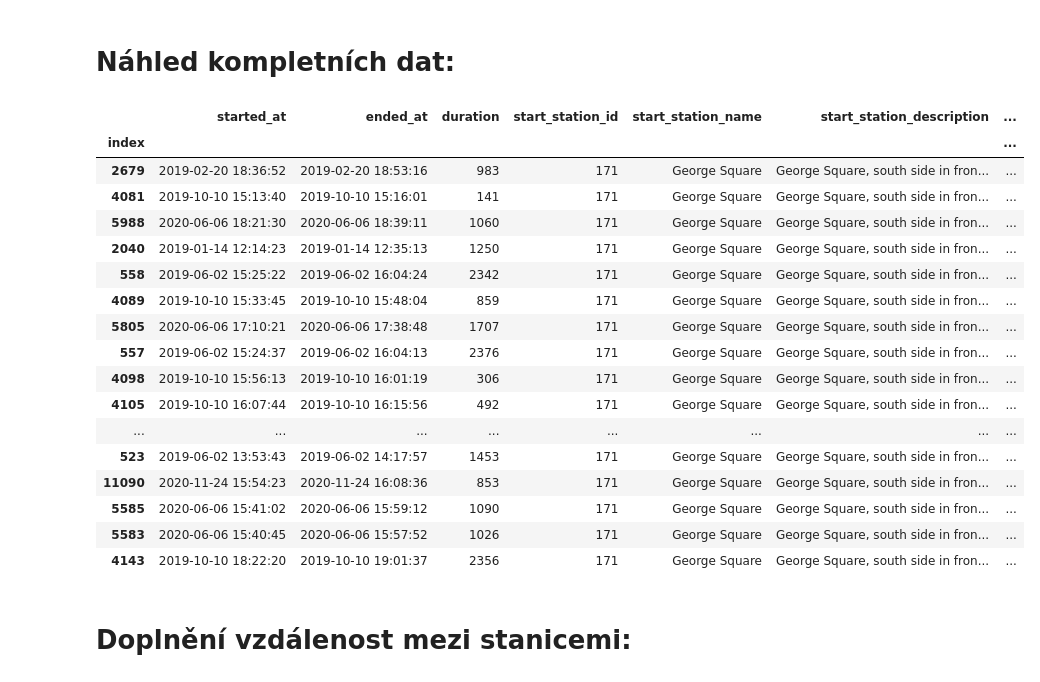
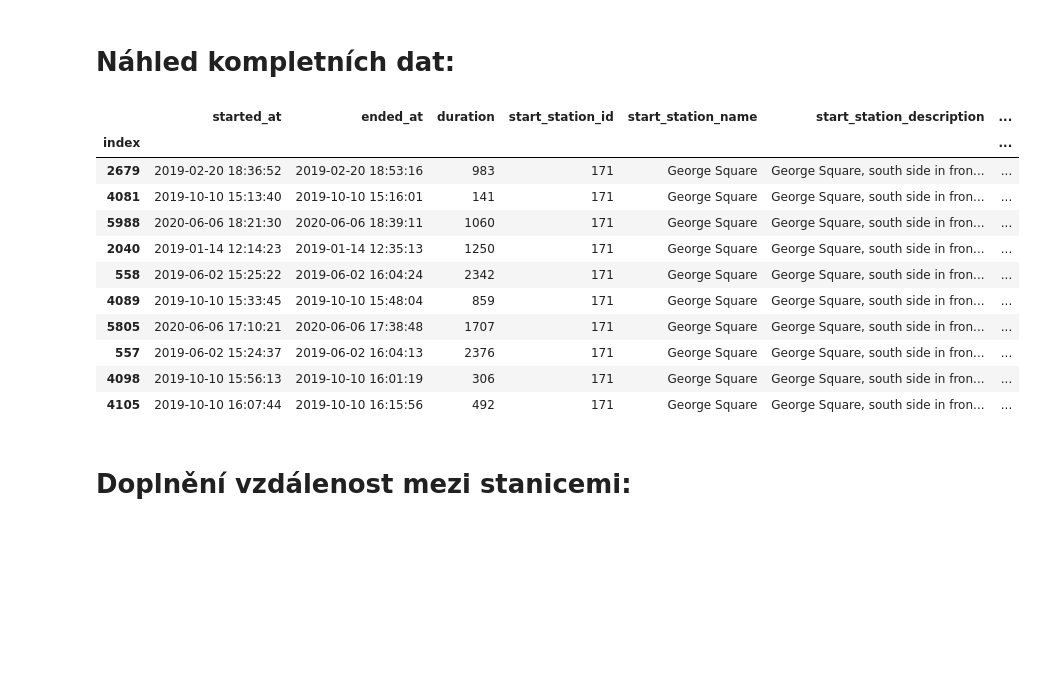
Before and after one commit to ondrejknopp/Engeto_Pandas_project, a Jupyter notebook: Engeto_Pandas_project_Knopp.ipynb, the cells around one changed output. Drawn from its saved outputs; the diff is of its cells as text; code cells hidden in the pictures; blank space fills up the shorter version.

```diff
--- a/Engeto_Pandas_project_Knopp.ipynb
+++ b/Engeto_Pandas_project_Knopp.ipynb
@@ -26,27 +26,21 @@ Successfully installed pymysql-1.0.2
 # %%
 weather_df = pd.read_sql(query2, alchemy_conn)
 bikes_df = pd.read_sql(query, alchemy_conn).set_index('index')
 bikes_df['duration_minutes'] = (bikes_df['duration']/60).round(2).astype(float)
-bikes_df.sort_values('start_station_id', ascending = True).head(20)
+bikes_df.sort_values('start_station_id', ascending = True).head(10)
 # %% [output]
 |  | started_at | ended_at | duration | start_station_id | start_station_name | start_station_description | ... |
 | index |  |  |  |  |  |  | ... |
 | 2679 | 2019-02-20 18:36:52 | 2019-02-20 18:53:16 | 983 | 171 | George Square | George Square, south side in fron... | ... |
 | 4081 | 2019-10-10 15:13:40 | 2019-10-10 15:16:01 | 141 | 171 | George Square | George Square, south side in fron... | ... |
 | 5988 | 2020-06-06 18:21:30 | 2020-06-06 18:39:11 | 1060 | 171 | George Square | George Square, south side in fron... | ... |
 | 2040 | 2019-01-14 12:14:23 | 2019-01-14 12:35:13 | 1250 | 171 | George Square | George Square, south side in fron... | ... |
 | 558 | 2019-06-02 15:25:22 | 2019-06-02 16:04:24 | 2342 | 171 | George Square | George Square, south side in fron... | ... |
 | 4089 | 2019-10-10 15:33:45 | 2019-10-10 15:48:04 | 859 | 171 | George Square | George Square, south side in fron... | ... |
 | 5805 | 2020-06-06 17:10:21 | 2020-06-06 17:38:48 | 1707 | 171 | George Square | George Square, south side in fron... | ... |
 | 557 | 2019-06-02 15:24:37 | 2019-06-02 16:04:13 | 2376 | 171 | George Square | George Square, south side in fron... | ... |
 | 4098 | 2019-10-10 15:56:13 | 2019-10-10 16:01:19 | 306 | 171 | George Square | George Square, south side in fron... | ... |
 | 4105 | 2019-10-10 16:07:44 | 2019-10-10 16:15:56 | 492 | 171 | George Square | George Square, south side in fron... | ... |
-| ... | ... | ... | ... | ... | ... | ... | ... |
-| 523 | 2019-06-02 13:53:43 | 2019-06-02 14:17:57 | 1453 | 171 | George Square | George Square, south side in fron... | ... |
-| 11090 | 2020-11-24 15:54:23 | 2020-11-24 16:08:36 | 853 | 171 | George Square | George Square, south side in fron... | ... |
-| 5585 | 2020-06-06 15:41:02 | 2020-06-06 15:59:12 | 1090 | 171 | George Square | George Square, south side in fron... | ... |
-| 5583 | 2020-06-06 15:40:45 | 2020-06-06 15:57:52 | 1026 | 171 | George Square | George Square, south side in fron... | ... |
-| 4143 | 2019-10-10 18:22:20 | 2019-10-10 19:01:37 | 2356 | 171 | George Square | George Square, south side in fron... | ... |
 # %% [markdown]
 # Doplnění vzdálenost mezi stanicemi:
 # %%
```
Also changed, not shown: parts of 1 cell of this notebook.
